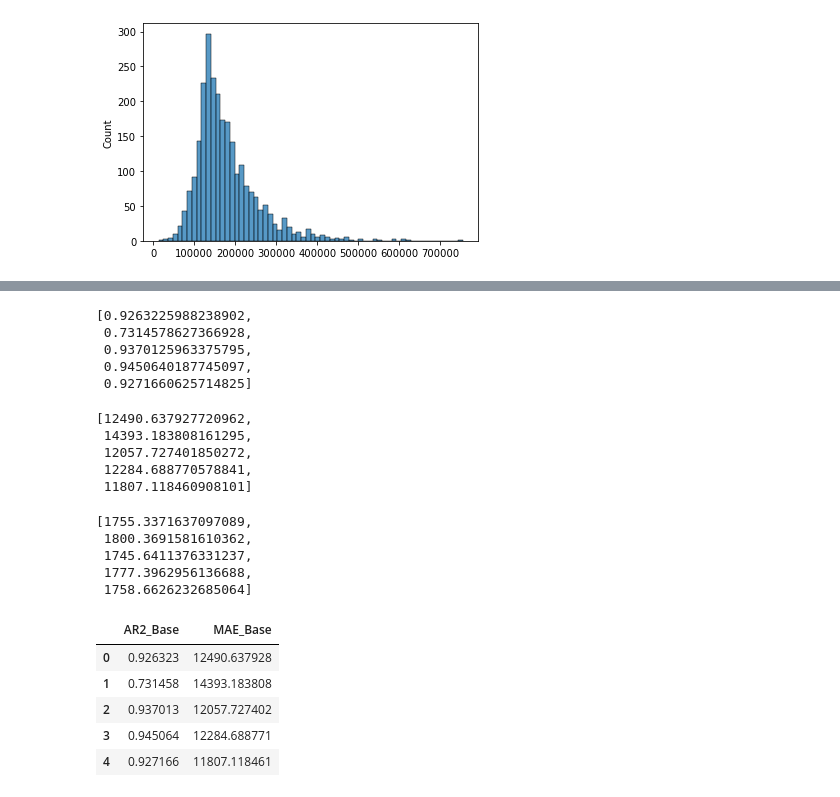
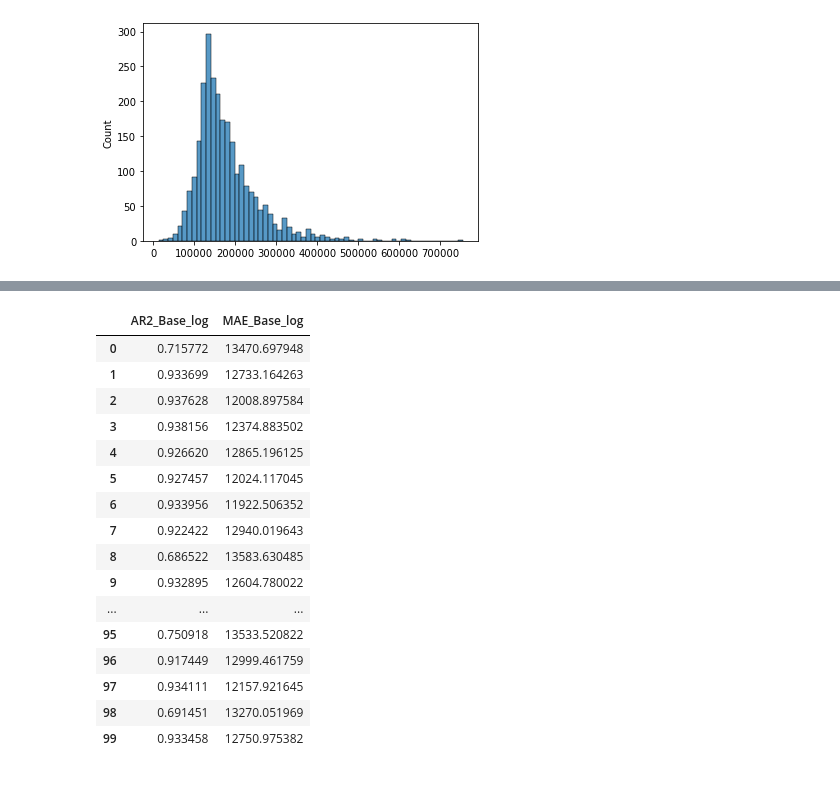
Before and after one commit to BPM1401/Go-Big-Or-Go-Home, a Jupyter notebook: Model Performance/Transformations/Log(Price)/Log10(Price)_Ridge.ipynb, the cells around one changed output, grey strips where cells are left out. Saved outputs shown, nothing was run; the diff lists cells and outputs as text; code cells hidden in the pictures.

```diff
--- a/Model Performance/Transformations/Log(Price)/Log10(Price)_Ridge.ipynb
+++ b/Model Performance/Transformations/Log(Price)/Log10(Price)_Ridge.ipynb
@@ -174,35 +53,22 @@ pred_USD[0:1]
-# %%
-AR2_Base[0:10]
-# %% [output]
-[0.9263225988238902,
- 0.7314578627366928,
- 0.9370125963375795,
- 0.9450640187745097,
- 0.9271660625714825]
-# %%
-MAE_Base[0:10]
-# %% [output]
-[12490.637927720962,
- 14393.183808161295,
- 12057.727401850272,
- 12284.688770578841,
- 11807.118460908101]
-# %%
-[((np.mean(np.abs(x1 - x2)))/100) for (x1, x2) in zip(pred_list, pred_USD)]
-# %% [output]
-[1755.3371637097089,
- 1800.3691581610362,
- 1745.6411376331237,
- 1777.3962956136688,
- 1758.6626232685064]
-# %%
-Base = pd.DataFrame({'AR2_Base': AR2_Base, 'MAE_Base': MAE_Base})
-Base
-# %% [output]
-|  | AR2_Base | MAE_Base |
-| 0 | 0.926323 | 12490.637928 |
-| 1 | 0.731458 | 14393.183808 |
-| 2 | 0.937013 | 12057.727402 |
-| 3 | 0.945064 | 12284.688771 |
-| 4 | 0.927166 | 11807.118461 |
+# %%
+box = pd.DataFrame({'AR2_Base_log': AR2_Base_log, 'MAE_Base_log': MAE_Base_log})
+box
+# %% [output]
+|  | AR2_Base_log | MAE_Base_log |
+| 0 | 0.715772 | 13470.697948 |
+| 1 | 0.933699 | 12733.164263 |
+| 2 | 0.937628 | 12008.897584 |
+| 3 | 0.938156 | 12374.883502 |
+| 4 | 0.926620 | 12865.196125 |
+| 5 | 0.927457 | 12024.117045 |
+| 6 | 0.933956 | 11922.506352 |
+| 7 | 0.922422 | 12940.019643 |
+| 8 | 0.686522 | 13583.630485 |
+| 9 | 0.932895 | 12604.780022 |
+| ... | ... | ... |
+| 95 | 0.750918 | 13533.520822 |
+| 96 | 0.917449 | 12999.461759 |
+| 97 | 0.934111 | 12157.921645 |
+| 98 | 0.691451 | 13270.051969 |
+| 99 | 0.933458 | 12750.975382 |
 # %%
```
Also changed, not shown: parts of 17 cells of this notebook, 2 other files.
